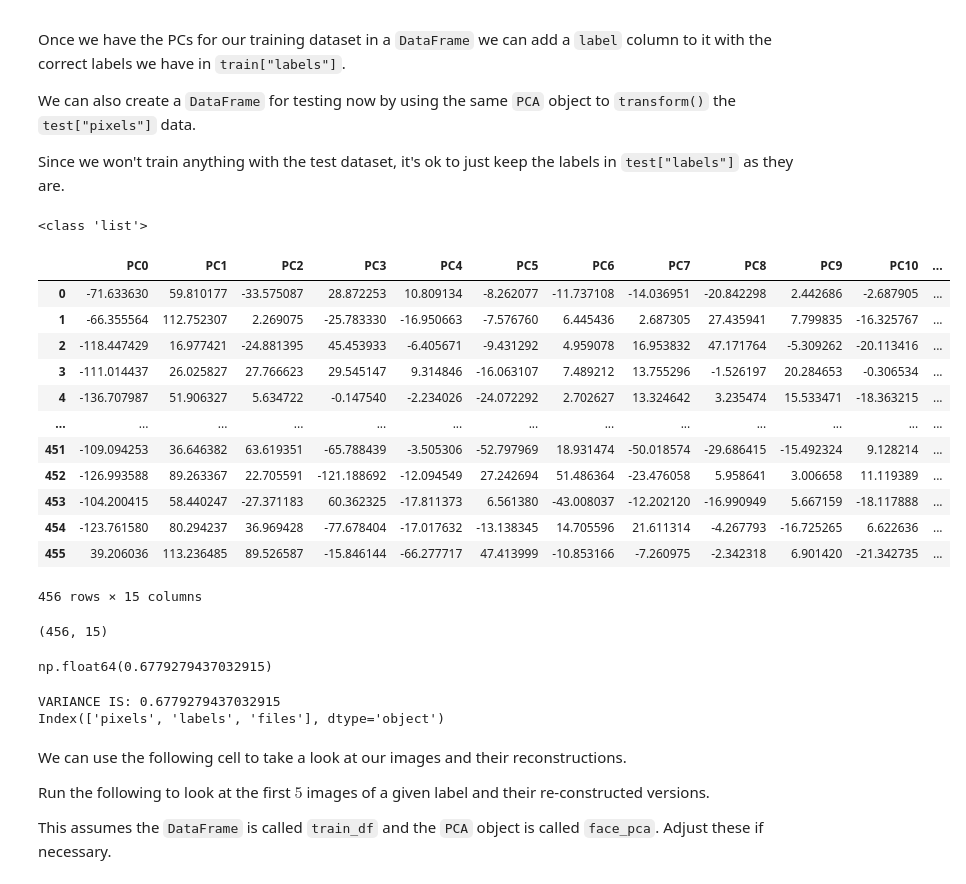
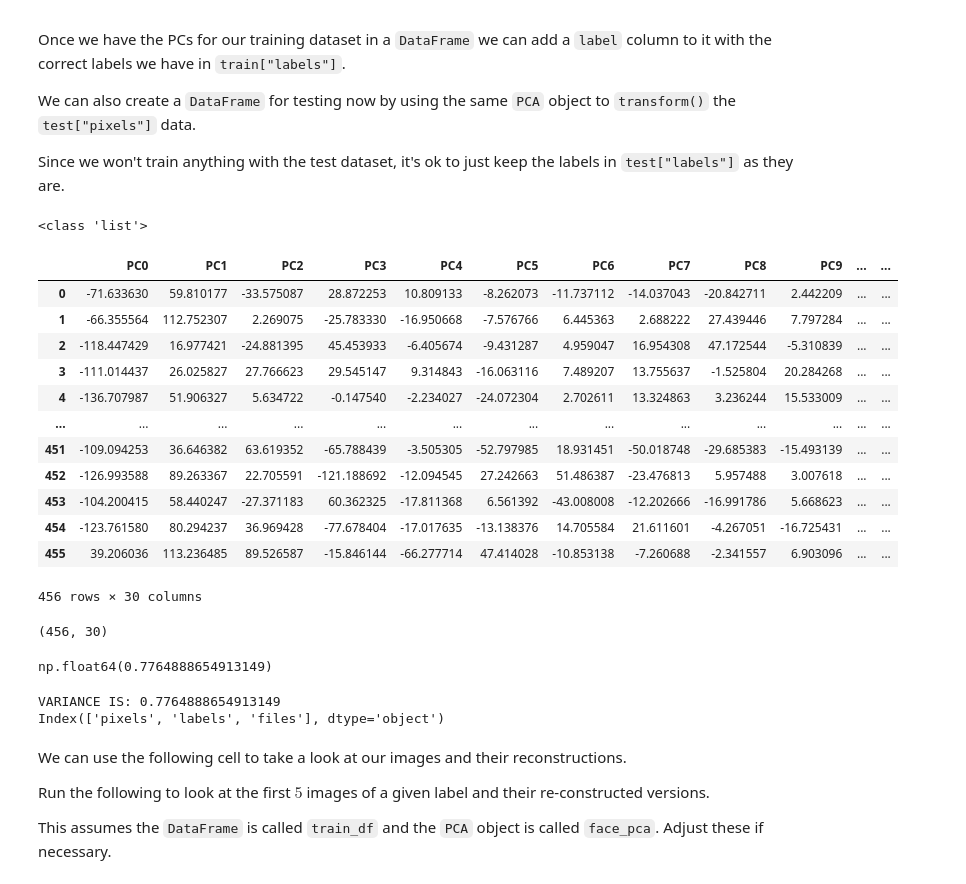
Before and after one commit to 9103hf24na/HW10, a Jupyter notebook: HW10.ipynb, the cells around one changed output. Saved outputs shown, nothing was run; the diff lists cells and outputs as text; code cells hidden in the pictures.

```diff
--- a/HW10.ipynb
+++ b/HW10.ipynb
@@ -169,55 +169,55 @@ train_df = pd.DataFrame(train)
 scaler = StandardScaler()
 train_pixels_scaled = scaler.fit_transform(train_df["pixels"].apply(pd.Series))
 
-face_pca = PCA(n_components=15)
+face_pca = PCA(n_components=30)
 train_pca = face_pca.fit_transform(train_pixels_scaled)
 
 # Create a DataFrame from the PCA-transformed training data
 face_pca_df = pd.DataFrame(train_pca)
 
 
 display(face_pca_df)
 display(face_pca_df.shape)
 display(face_pca.explained_variance())
 
 # TODO: check PCA captured variance
 explained_variance = face_pca.explained_variance()
 print(f"VARIANCE IS: {explained_variance}")
 
 
 # TODO: prepare DataFrame for training (add label column)
 
 train_pca_df = pd.DataFrame(train_pca)
 train_pca_df["labels"] = train_df["labels"]
 
 # TODO: create the test DataFrame by running PCA on the test data
 test_pixels = pd.DataFrame(test["pixels"])  # Convert test pixels in the same way
 test_pixels_scaled = scaler.transform(test_pixels)  # Standardize the test data
 test_pca = face_pca.transform(test_pixels_scaled)  # Apply PCA to test data
 
 # Create a DataFrame for the test set with PCA-transformed features and labels
 test_pca_df = pd.DataFrame(test_pca)
 test_pca_df["labels"] = test["labels"]
 
 print(train_df.columns)
 # %% [output]
 <class 'list'>
-|  | PC0 | PC1 | PC2 | PC3 | PC4 | PC5 | PC6 | PC7 | PC8 | PC9 | PC10 | ... |
-| 0 | -71.633630 | 59.810177 | -33.575087 | 28.872253 | 10.809134 | -8.262077 | -11.737108 | -14.036951 | -20.842298 | 2.442686 | -2.687905 | ... |
-| 1 | -66.355564 | 112.752307 | 2.269075 | -25.783330 | -16.950663 | -7.576760 | 6.445436 | 2.687305 | 27.435941 | 7.799835 | -16.325767 | ... |
-| 2 | -118.447429 | 16.977421 | -24.881395 | 45.453933 | -6.405671 | -9.431292 | 4.959078 | 16.953832 | 47.171764 | -5.309262 | -20.113416 | ... |
-| 3 | -111.014437 | 26.025827 | 27.766623 | 29.545147 | 9.314846 | -16.063107 | 7.489212 | 13.755296 | -1.526197 | 20.284653 | -0.306534 | ... |
-| 4 | -136.707987 | 51.906327 | 5.634722 | -0.147540 | -2.234026 | -24.072292 | 2.702627 | 13.324642 | 3.235474 | 15.533471 | -18.363215 | ... |
+|  | PC0 | PC1 | PC2 | PC3 | PC4 | PC5 | PC6 | PC7 | PC8 | PC9 | ... | ... |
+| 0 | -71.633630 | 59.810177 | -33.575087 | 28.872253 | 10.809133 | -8.262073 | -11.737112 | -14.037043 | -20.842711 | 2.442209 | ... | ... |
+| 1 | -66.355564 | 112.752307 | 2.269075 | -25.783330 | -16.950668 | -7.576766 | 6.445363 | 2.688222 | 27.439446 | 7.797284 | ... | ... |
+| 2 | -118.447429 | 16.977421 | -24.881395 | 45.453933 | -6.405674 | -9.431287 | 4.959047 | 16.954308 | 47.172544 | -5.310839 | ... | ... |
+| 3 | -111.014437 | 26.025827 | 27.766623 | 29.545147 | 9.314843 | -16.063116 | 7.489207 | 13.755637 | -1.525804 | 20.284268 | ... | ... |
+| 4 | -136.707987 | 51.906327 | 5.634722 | -0.147540 | -2.234027 | -24.072304 | 2.702611 | 13.324863 | 3.236244 | 15.533009 | ... | ... |
 | ... | ... | ... | ... | ... | ... | ... | ... | ... | ... | ... | ... | ... |
-| 451 | -109.094253 | 36.646382 | 63.619351 | -65.788439 | -3.505306 | -52.797969 | 18.931474 | -50.018574 | -29.686415 | -15.492324 | 9.128214 | ... |
-| 452 | -126.993588 | 89.263367 | 22.705591 | -121.188692 | -12.094549 | 27.242694 | 51.486364 | -23.476058 | 5.958641 | 3.006658 | 11.119389 | ... |
-| 453 | -104.200415 | 58.440247 | -27.371183 | 60.362325 | -17.811373 | 6.561380 | -43.008037 | -12.202120 | -16.990949 | 5.667159 | -18.117888 | ... |
-| 454 | -123.761580 | 80.294237 | 36.969428 | -77.678404 | -17.017632 | -13.138345 | 14.705596 | 21.611314 | -4.267793 | -16.725265 | 6.622636 | ... |
-| 455 | 39.206036 | 113.236485 | 89.526587 | -15.846144 | -66.277717 | 47.413999 | -10.853166 | -7.260975 | -2.342318 | 6.901420 | -21.342735 | ... |
+| 451 | -109.094253 | 36.646382 | 63.619352 | -65.788439 | -3.505305 | -52.797985 | 18.931451 | -50.018748 | -29.685383 | -15.493139 | ... | ... |
+| 452 | -126.993588 | 89.263367 | 22.705591 | -121.188692 | -12.094545 | 27.242663 | 51.486387 | -23.476813 | 5.957488 | 3.007618 | ... | ... |
+| 453 | -104.200415 | 58.440247 | -27.371183 | 60.362325 | -17.811368 | 6.561392 | -43.008008 | -12.202666 | -16.991786 | 5.668623 | ... | ... |
+| 454 | -123.761580 | 80.294237 | 36.969428 | -77.678404 | -17.017635 | -13.138376 | 14.705584 | 21.611601 | -4.267051 | -16.725431 | ... | ... |
+| 455 | 39.206036 | 113.236485 | 89.526587 | -15.846144 | -66.277714 | 47.414028 | -10.853138 | -7.260688 | -2.341557 | 6.903096 | ... | ... |
-456 rows × 15 columns
+456 rows × 30 columns
-(456, 15)
+(456, 30)
-np.float64(0.6779279437032915)
+np.float64(0.7764888654913149)
-VARIANCE IS: 0.6779279437032915
+VARIANCE IS: 0.7764888654913149
 Index(['pixels', 'labels', 'files'], dtype='object')
 # %% [markdown]
 We can use the following cell to take a look at our images and their reconstructions.
```
Also changed, not shown: parts of 32 cells of this notebook, 6 other files.
